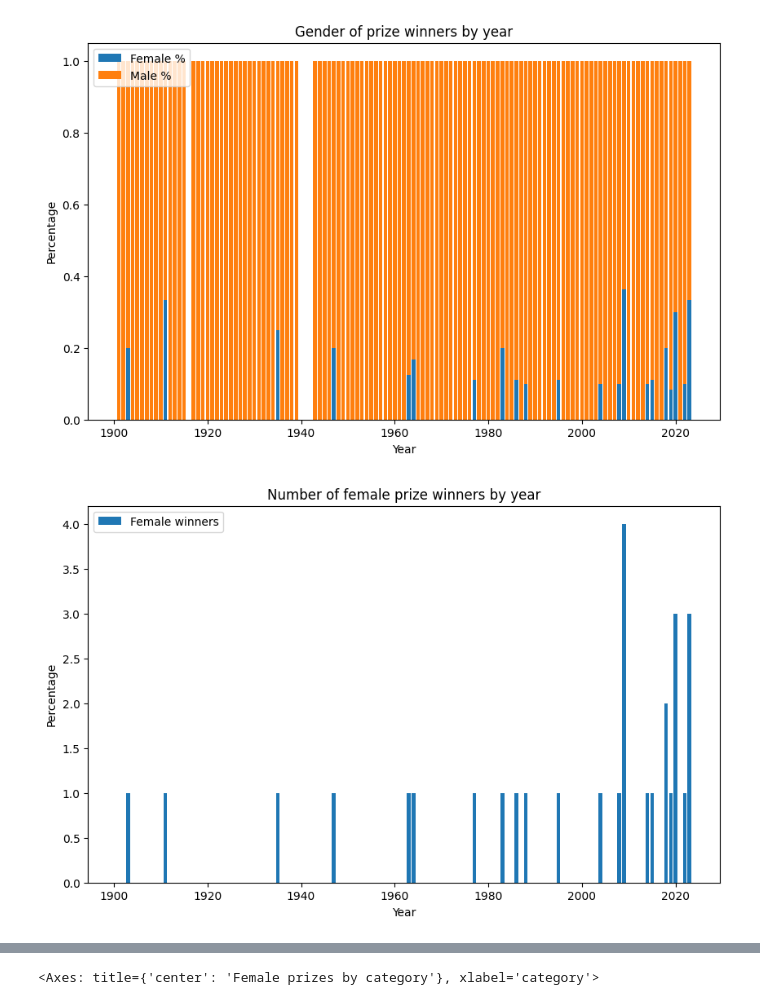
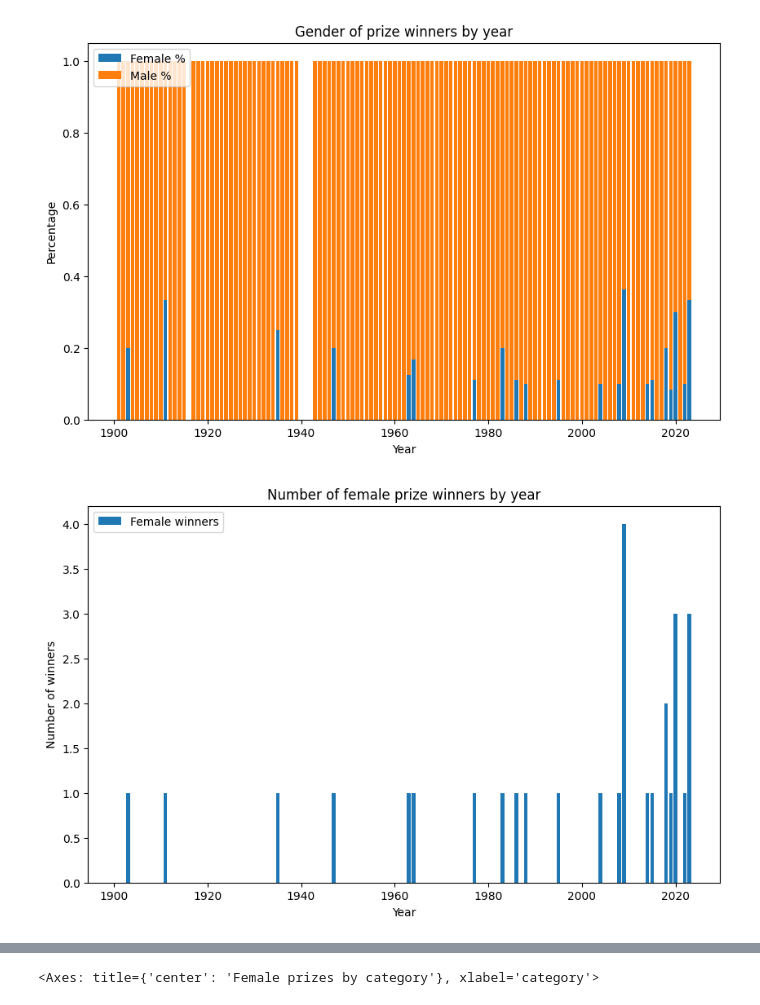
Before and after one commit to chris-creditdesign/nobels-data-investigation, a Jupyter notebook: gender-of-prize-winners.ipynb, the cells around one changed output, grey strips where cells are left out. Saved outputs shown, nothing was run; the diff lists cells and outputs as text; code cells hidden in the pictures.

```diff
--- a/gender-of-prize-winners.ipynb
+++ b/gender-of-prize-winners.ipynb
@@ -153,3 +170,6 @@ gender_unstack.head()
 | 1903 | 1 | 4 | 5 | 0.8 | 0.2 |
 | 1904 | 0 | 3 | 3 | 1.0 | 0.0 |
 | 1905 | 0 | 3 | 3 | 1.0 | 0.0 |
+# %%
+# Count the number of male and female laureates per decade
+gender_unstack['decade'] = (gender_unstack.index // 10) * 10
@@ -170,13 +219,13 @@ plt.show()
 # %%
 # Plot the percentage
 plt.figure(figsize=(10, 6))
 plt.bar(gender_unstack.index, gender_unstack['female'], label='Female winners')
 
 plt.xlabel('Year')
-plt.ylabel('Percentage')
+plt.ylabel('Number of winners')
 plt.title('Number of female prize winners by year')
 plt.legend(loc='upper left')
 
 plt.show()
 # %% [output]
-[figure, old version]
+[figure, new version]
```
Also changed, not shown: parts of 6 cells of this notebook.
